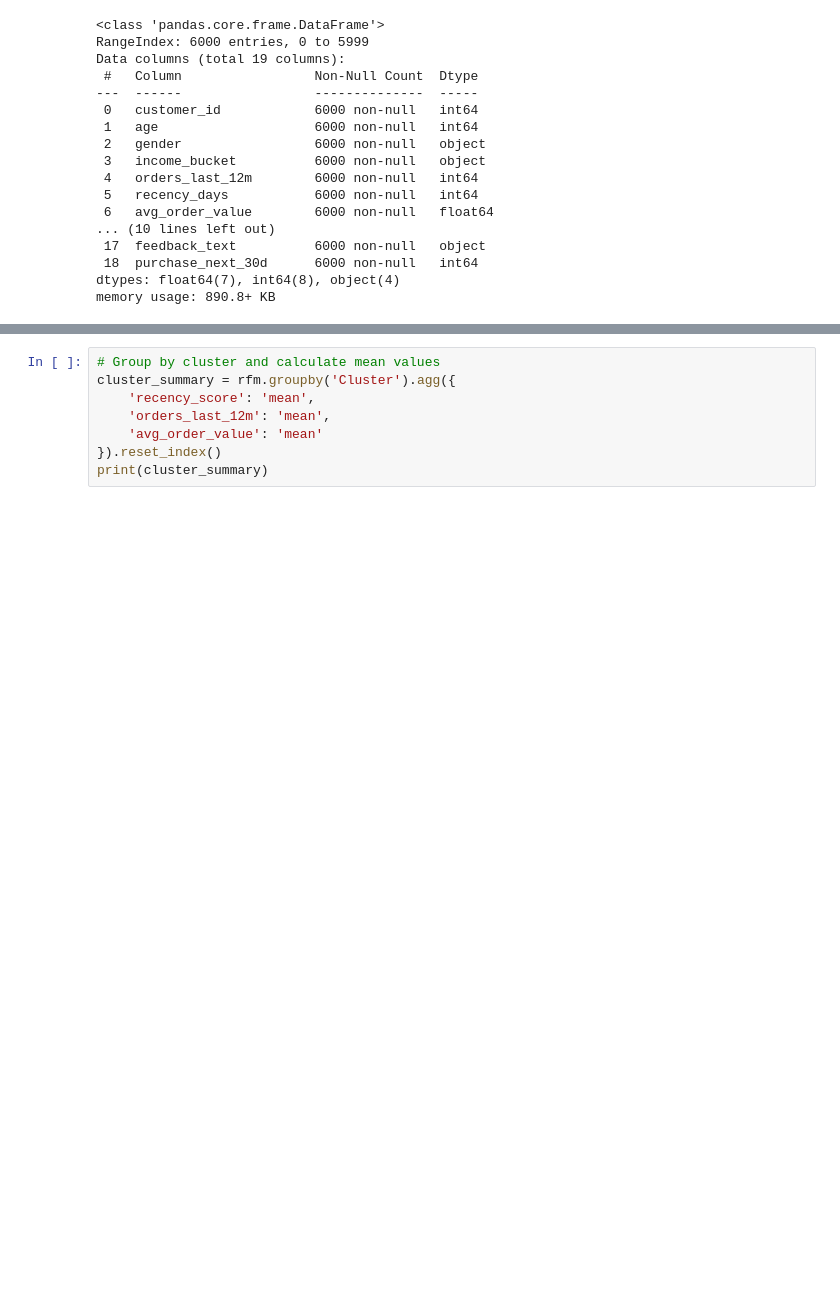
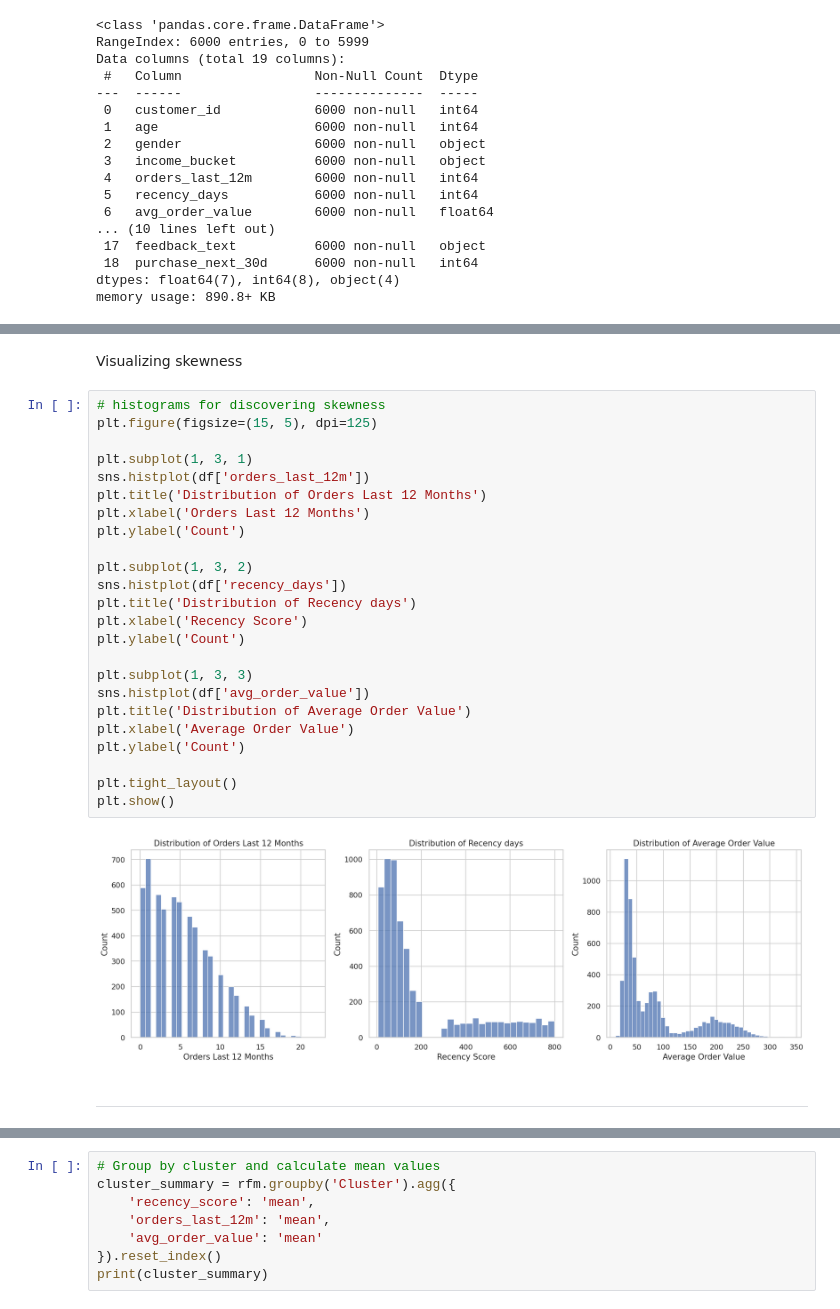
Before and after one commit to Aghil-hub/Customer_Segmentation, a Jupyter notebook: Customer_Segmentation.ipynb, the cells around one changed output, grey strips where cells are left out. Cells and saved outputs as stored; diff of their text form; blank space fills up the shorter version.

```diff
--- a/Customer_Segmentation.ipynb
+++ b/Customer_Segmentation.ipynb
@@ -84,0 +126,32 @@ Model 1 - Only RFM
+# %% [markdown]
+Visualizing skewness
+# %%
+# histograms for discovering skewness
+plt.figure(figsize=(15, 5), dpi=125)
+
+plt.subplot(1, 3, 1)
+sns.histplot(df['orders_last_12m'])
+plt.title('Distribution of Orders Last 12 Months')
+plt.xlabel('Orders Last 12 Months')
+plt.ylabel('Count')
+
+plt.subplot(1, 3, 2)
+sns.histplot(df['recency_days'])
+plt.title('Distribution of Recency days')
+plt.xlabel('Recency Score')
+plt.ylabel('Count')
+
+plt.subplot(1, 3, 3)
+sns.histplot(df['avg_order_value'])
+plt.title('Distribution of Average Order Value')
+plt.xlabel('Average Order Value')
+plt.ylabel('Count')
+
+plt.tight_layout()
+plt.show()
+# %% [output]
+[figure, added]
+# %% [markdown]
+
+
+---
```
Also changed, not shown: parts of 89 cells of this notebook.
